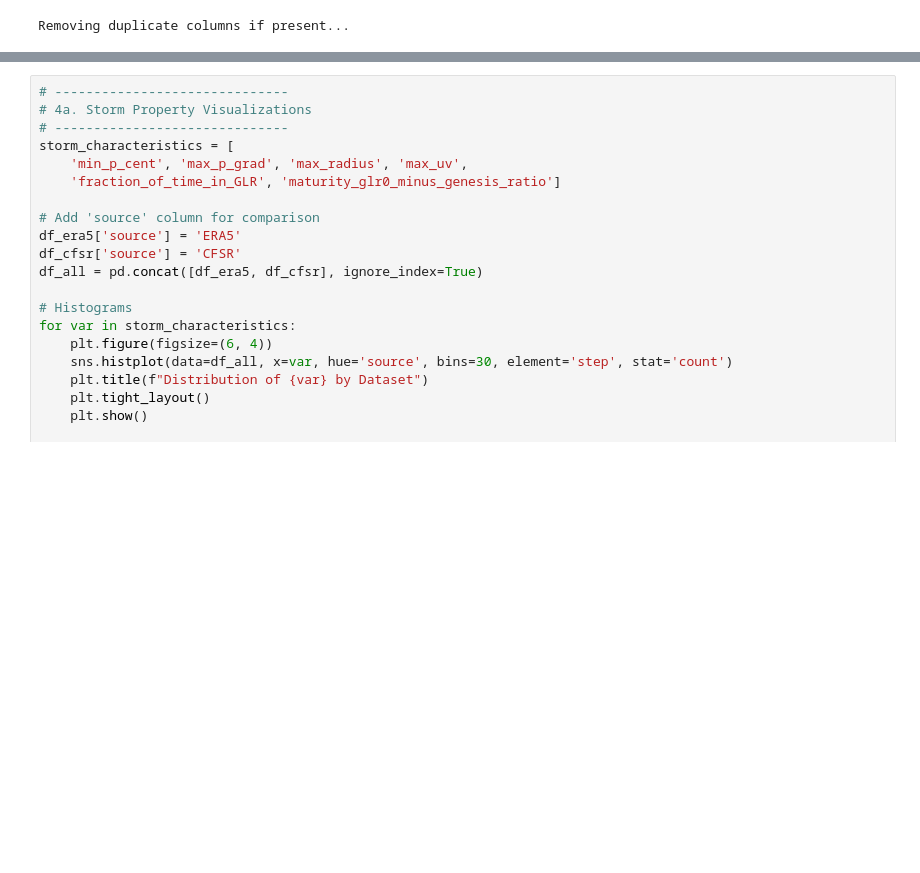
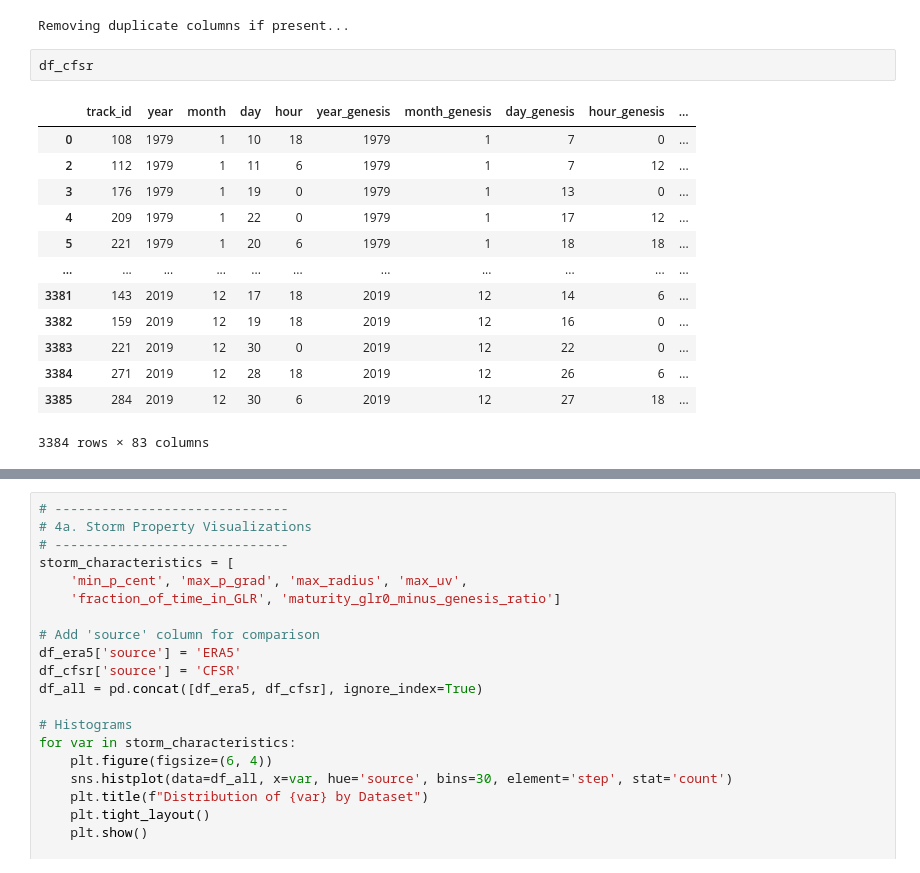
Before and after one commit to DaniJonesOcean/etc-impacts-great-lakes, a Jupyter notebook: notebooks/01_exploratory_analysis.ipynb, the cells around one changed output, grey strips where cells are left out. Saved outputs shown, nothing was run; the diff lists cells and outputs as text; blank space fills up the shorter version.

```diff
--- a/notebooks/01_exploratory_analysis.ipynb
+++ b/notebooks/01_exploratory_analysis.ipynb
@@ -98,3 +98,19 @@ df_cfsr = df_cfsr[
 ].copy()
 # %% [output]
 Removing duplicate columns if present...
+# %%
+df_cfsr
+# %% [output]
+|  | track_id | year | month | day | hour | year_genesis | month_genesis | day_genesis | hour_genesis | ... |
+| 0 | 108 | 1979 | 1 | 10 | 18 | 1979 | 1 | 7 | 0 | ... |
+| 2 | 112 | 1979 | 1 | 11 | 6 | 1979 | 1 | 7 | 12 | ... |
+| 3 | 176 | 1979 | 1 | 19 | 0 | 1979 | 1 | 13 | 0 | ... |
+| 4 | 209 | 1979 | 1 | 22 | 0 | 1979 | 1 | 17 | 12 | ... |
+| 5 | 221 | 1979 | 1 | 20 | 6 | 1979 | 1 | 18 | 18 | ... |
+| ... | ... | ... | ... | ... | ... | ... | ... | ... | ... | ... |
+| 3381 | 143 | 2019 | 12 | 17 | 18 | 2019 | 12 | 14 | 6 | ... |
+| 3382 | 159 | 2019 | 12 | 19 | 18 | 2019 | 12 | 16 | 0 | ... |
+| 3383 | 221 | 2019 | 12 | 30 | 0 | 2019 | 12 | 22 | 0 | ... |
+| 3384 | 271 | 2019 | 12 | 28 | 18 | 2019 | 12 | 26 | 6 | ... |
+| 3385 | 284 | 2019 | 12 | 30 | 6 | 2019 | 12 | 27 | 18 | ... |
+3384 rows × 83 columns
```
Also changed, not shown: parts of 1 cell of this notebook, 27 other files.
